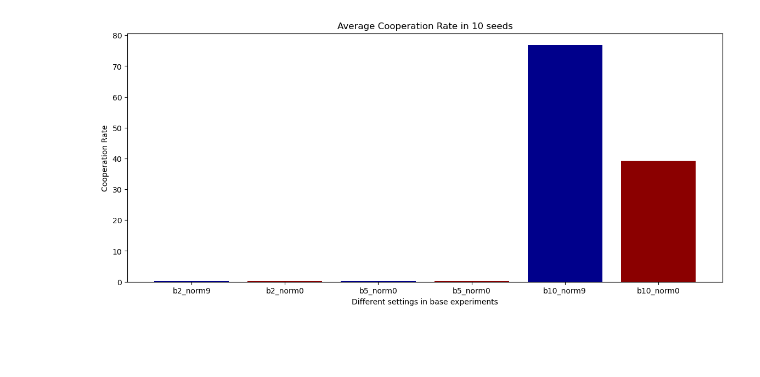
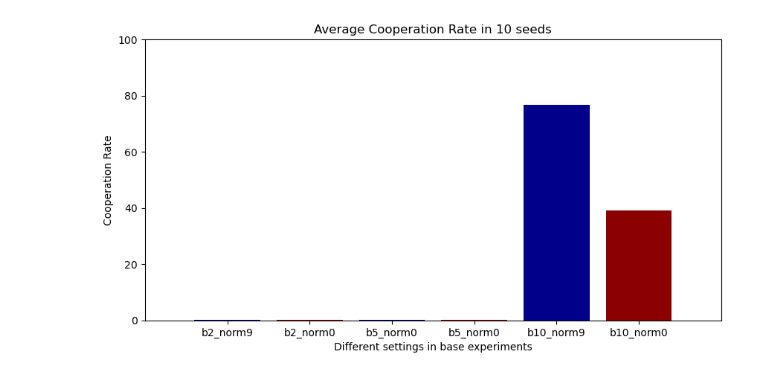
Before and after one commit to qiaodan-cuhk/ReputationDynamics, a Jupyter notebook: plot.ipynb, the cells around one changed output. Cells and saved outputs as stored; diff of their text form; code cells hidden in the pictures; blank space fills up the shorter version.

```diff
--- a/plot.ipynb
+++ b/plot.ipynb
@@ -7,21 +19,22 @@ import torch
 # %%
 """ experiment 1, base case   """
 
 c_rate = [0.268, 0.268, 0.2527, 0.268, 76.8, 39.2]
 base_x = list(range(6))
 base_label = ['b2_norm9', 'b2_norm0', 'b5_norm0', 'b5_norm0', 'b10_norm9', 'b10_norm0']
 
-plt.figure(dpi=100, figsize=(14,6))
+plt.figure(dpi=100, figsize=(10,5))
 plt.bar(base_x, c_rate, color=('darkblue','darkred'))
 # plt.hlines(ave_20seeds_corate, 0, 10, color='red')
 plt.xticks(base_x, base_label)
 plt.xlabel('Different settings in base experiments')
 plt.ylabel('Cooperation Rate')
 plt.title('Average Cooperation Rate in 10 seeds')
-plt.savefig('/results/base/Average_cooperation_rate_in_b_2_5_10.png')
+plt.savefig('./results/base/Average_cooperation_rate_in_b_2_5_10.png')
+plt.axis([-1, 6, 0, 100])
 plt.show()
 # %% [output]
-[figure, old version]
+[figure, new version]
 # %%
 """ Experiment with seeding """
 s3n9 = pd.read_csv('./results/seeding/exp_seed3_norm9.csv', header=None)
```
Also changed, not shown: parts of 28 cells of this notebook, 44 other files.
